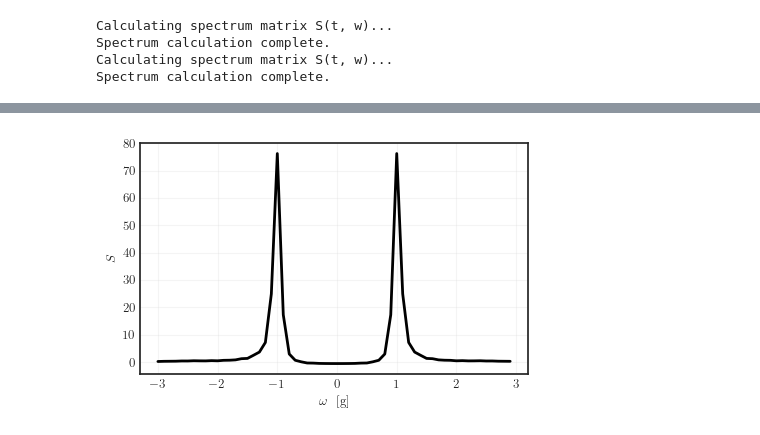
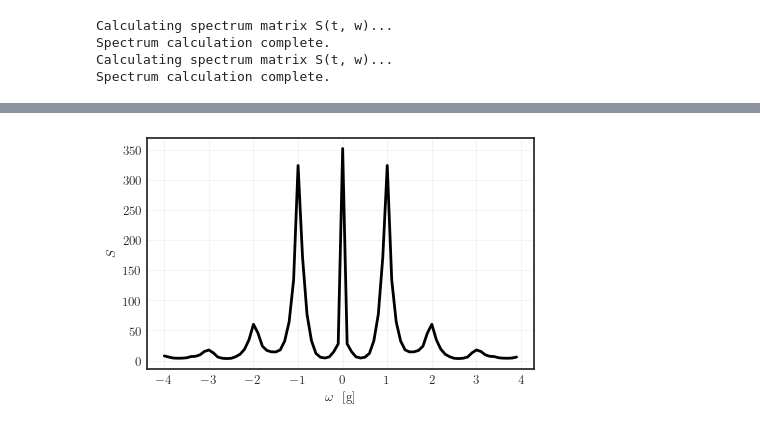
Before and after one commit to juardilag/Pulsed-cQED, a Jupyter notebook: test.ipynb, the cells around one changed output, grey strips where cells are left out. Drawn from its saved outputs; the diff is of its cells as text; code cells hidden in the pictures.

```diff
--- a/test.ipynb
+++ b/test.ipynb
@@ -48,11 +51,11 @@ temporal_pulse = pypulse.time_field(f, frequency_pulse, t_data)
 # %%
 def drive(t):
     interpolated_value = jnp.interp(t, t_data + 2*t_lim, temporal_pulse)
-    return jnp.abs(interpolated_value)
+    return interpolated_value
 # %%
 dt = 0.1
-t_max = 2*jnp.max(t_data)
-t_array = jnp.arange(0, 15*t_max + dt, dt)
+t_max = jnp.max(t_data)
+t_array = jnp.arange(0, 30*t_max + dt, dt)
 
 psi_c_vac = jnp.zeros(cavity_dim).at[0].set(1.0)
 psi_q_gnd = jnp.array([1.0, 0.0])
@@ -149,7 +151,7 @@ cbar_atom = fig.colorbar(plot_2, ax=ax[1])
 # %%
 from spectrum import calculate_spectrum_matrix
 # %%
-omega_array = jnp.arange(-3.0, 3.0, dt)
+omega_array = jnp.arange(-4, 4, dt)
 
 spectrum_light_matrix = calculate_spectrum_matrix(G1_light_matrix, tau_array_full, omega_array)
 spectrum_atom_matrix = calculate_spectrum_matrix(G1_atom_matrix, tau_array_full, omega_array)
@@ -177,11 +180,12 @@ cbar_atom = fig.colorbar(plot_2, ax=ax[1])
 # %%
-S_integrated = jnp.trapezoid(spectrum_atom_matrix, x=t_array, axis=0)
+S_integrated_light = jnp.trapezoid(spectrum_light_matrix, x=t_array, axis=0)
+S_integrated_atom = jnp.trapezoid(spectrum_atom_matrix, x=t_array, axis=0)
 # %%
 fig, ax = plt.subplots(figsize=(5, 3))
-plt.plot(omega_array, S_integrated, linewidth = 2, color = 'k')
+plt.plot(omega_array, S_integrated_light, linewidth = 2, color = 'k')
 plt.xlabel(r'$\omega \ $ [g]')
 plt.ylabel(r'$S \ $')
 plt.grid(alpha = 0.2)
 plt.show()
 # %% [output]
-[figure, old version]
+[figure, new version]
```
Also changed, not shown: parts of 7 cells of this notebook.
